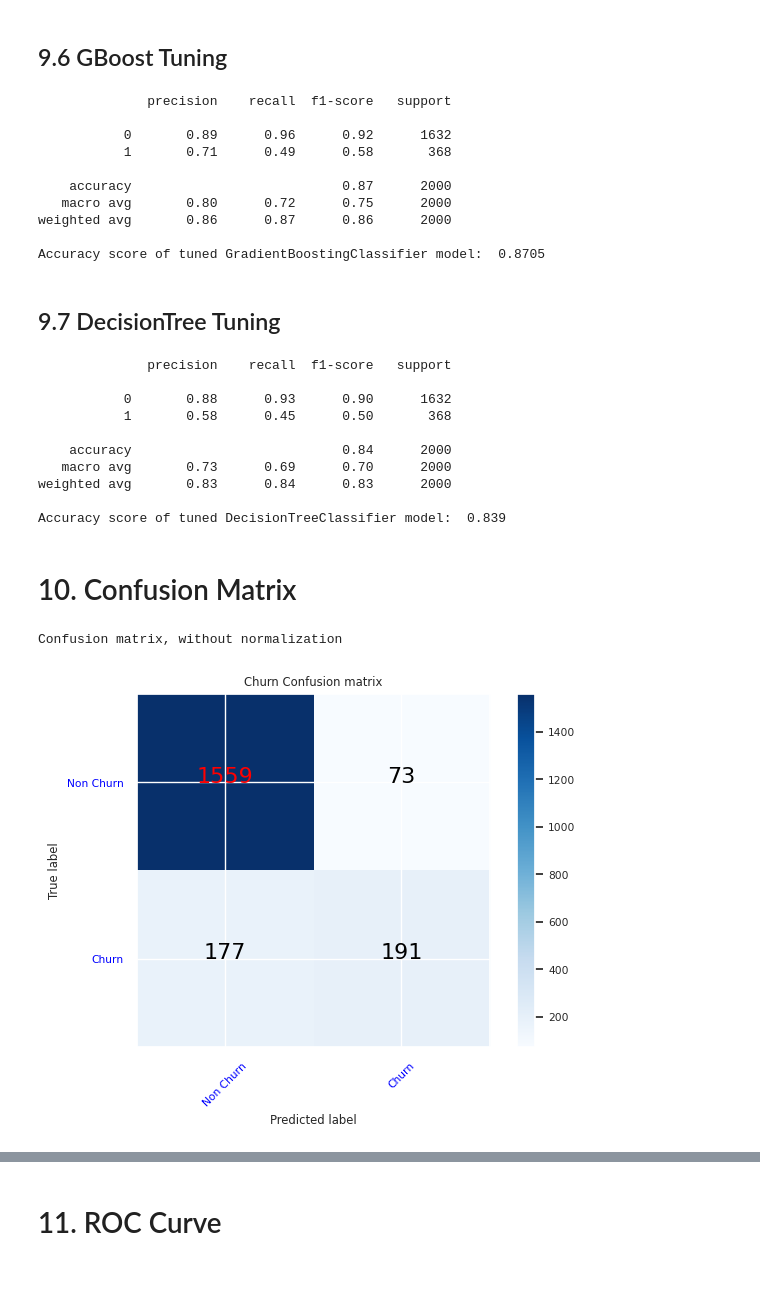
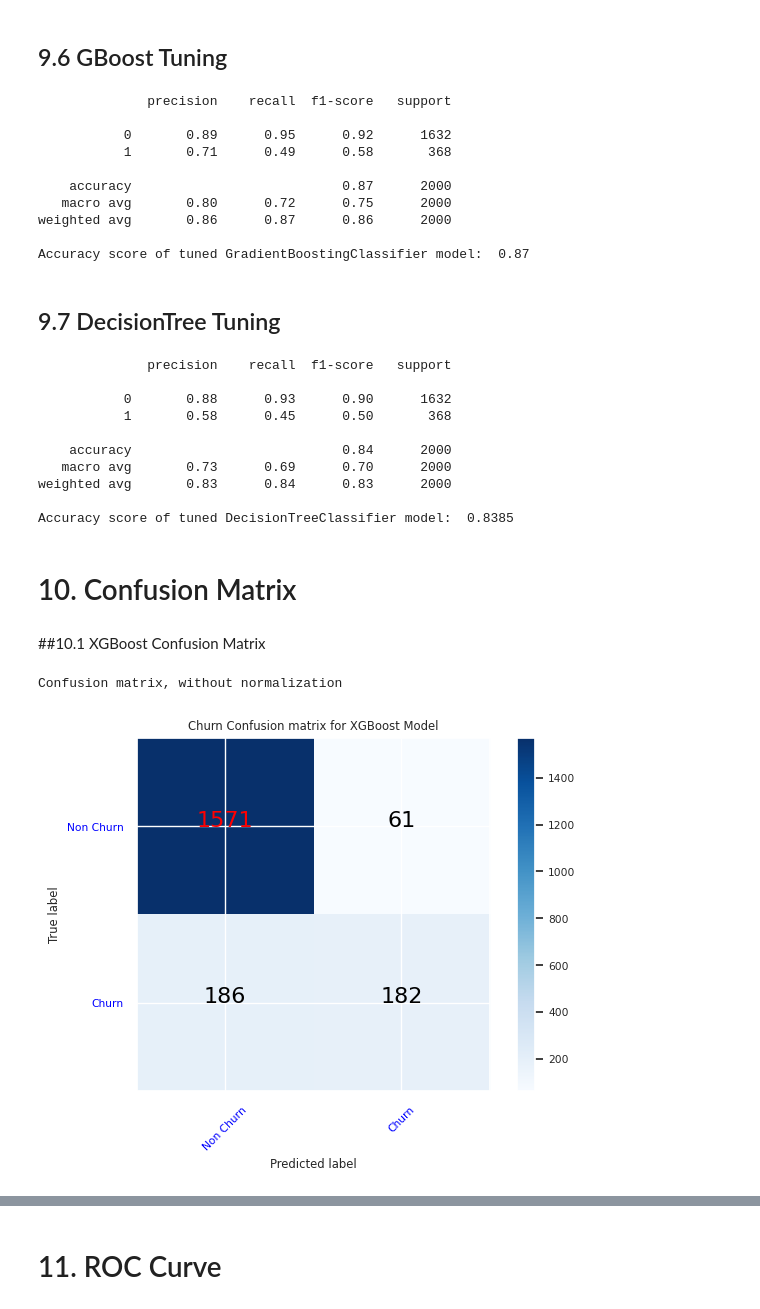
Before and after one commit to igamelinia/portofolio-project, a Jupyter notebook: DS Churn Prediction Model/DS_Project_4_Churn_Prediction.ipynb, the cells around one changed output, grey strips where cells are left out. Saved outputs shown, nothing was run; the diff lists cells and outputs as text; code cells hidden in the pictures; blank space fills up the shorter version.

```diff
--- a/DS Churn Prediction Model/DS_Project_4_Churn_Prediction.ipynb
+++ b/DS Churn Prediction Model/DS_Project_4_Churn_Prediction.ipynb
@@ -712,9 +859,9 @@ xgb_model=XGBClassifier(
     max_depth=5, eval_metric="logloss", gamma=3, base_score=0.5)
 
 xgb_model.fit(X_train, y_train)
-y_pred = xgb_model.predict(X_test)
-print(classification_report(y_test, y_pred, digits=2))
-print("Accuracy score of Tuned XGBoost Regression: ", accuracy_score(y_test, y_pred))
+y_pred_xgb = xgb_model.predict(X_test)
+print(classification_report(y_test, y_pred_xgb, digits=2))
+print("Accuracy score of Tuned XGBoost Regression: ", accuracy_score(y_test, y_pred_xgb))
 # %% [output]
               precision    recall  f1-score   support
 
@@ -871,20 +1052,20 @@ gb_grid.fit(X_train, y_train)
 
 # Menggunakan model terbaik untuk prediksi
 gb_best_model = gb_grid.best_estimator_
-y_pred = gb_best_model.predict(X_test)
-print(classification_report(y_test, y_pred, digits=2))
-print("Accuracy score of tuned GradientBoostingClassifier model: ", accuracy_score(y_test, y_pred))
+y_pred_gb = gb_best_model.predict(X_test)
+print(classification_report(y_test, y_pred_gb, digits=2))
+print("Accuracy score of tuned GradientBoostingClassifier model: ", accuracy_score(y_test, y_pred_gb))
 # %% [output]
               precision    recall  f1-score   support
 
-           0       0.89      0.96      0.92      1632
+           0       0.89      0.95      0.92      1632
            1       0.71      0.49      0.58       368
 
     accuracy                           0.87      2000
    macro avg       0.80      0.72      0.75      2000
 weighted avg       0.86      0.87      0.86      2000
 
-Accuracy score of tuned GradientBoostingClassifier model:  0.8705
+Accuracy score of tuned GradientBoostingClassifier model:  0.87
 # %% [markdown]
 ## 9.7 DecisionTree Tuning
 # %%
@@ -899,9 +1080,9 @@ dt_grid.fit(X_train, y_train)
 
 # Menggunakan model terbaik untuk prediksi
 dt_best_model = dt_grid.best_estimator_
-y_pred = dt_best_model.predict(X_test)
-print(classification_report(y_test, y_pred, digits=2))
-print("Accuracy score of tuned DecisionTreeClassifier model: ", accuracy_score(y_test, y_pred))
+y_pred_dt = dt_best_model.predict(X_test)
+print(classification_report(y_test, y_pred_dt, digits=2))
+print("Accuracy score of tuned DecisionTreeClassifier model: ", accuracy_score(y_test, y_pred_dt))
 # %% [output]
               precision    recall  f1-score   support
 
@@ -912,24 +1093,26 @@ print("Accuracy score of tuned DecisionTreeClassifier model: ", accuracy_score(y
    macro avg       0.73      0.69      0.70      2000
 weighted avg       0.83      0.84      0.83      2000
 
-Accuracy score of tuned DecisionTreeClassifier model:  0.839
+Accuracy score of tuned DecisionTreeClassifier model:  0.8385
 # %% [markdown]
 # 10.&nbsp;Confusion Matrix
+# %% [markdown]
+##10.1 XGBoost Confusion Matrix
 # %%
-cfm = confusion_matrix(y_test, y_pred=y_pred)
+cfm = confusion_matrix(y_test, y_pred=y_pred_xgb)
 plot_confusion_matrix(
     cfm,
     normalize=False,
     classes=['Non Churn','Churn'],
-    title='Churn Confusion matrix'
+    title='Churn Confusion matrix for XGBoost Model'
 )
 
 tn, fp, fn, tp = cfm.ravel()
 
 #print("True Negatives: ",tn)
 #print("False Positives: ",fp)
 #print("False Negatives: ",fn)
 #print("True Positives: ",tp)
 # %% [output]
 Confusion matrix, without normalization
-[figure, old version]
+[figure, new version]
```
Also changed, not shown: parts of 50 cells of this notebook, 10 other files.
